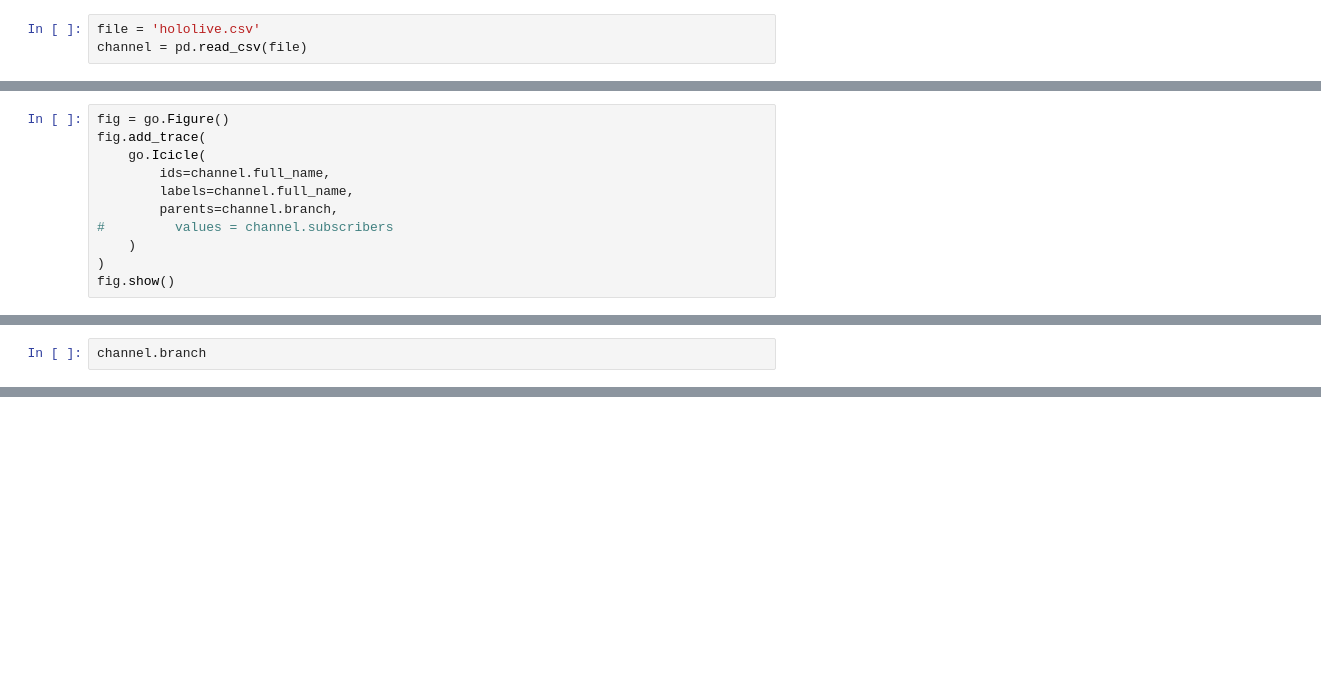
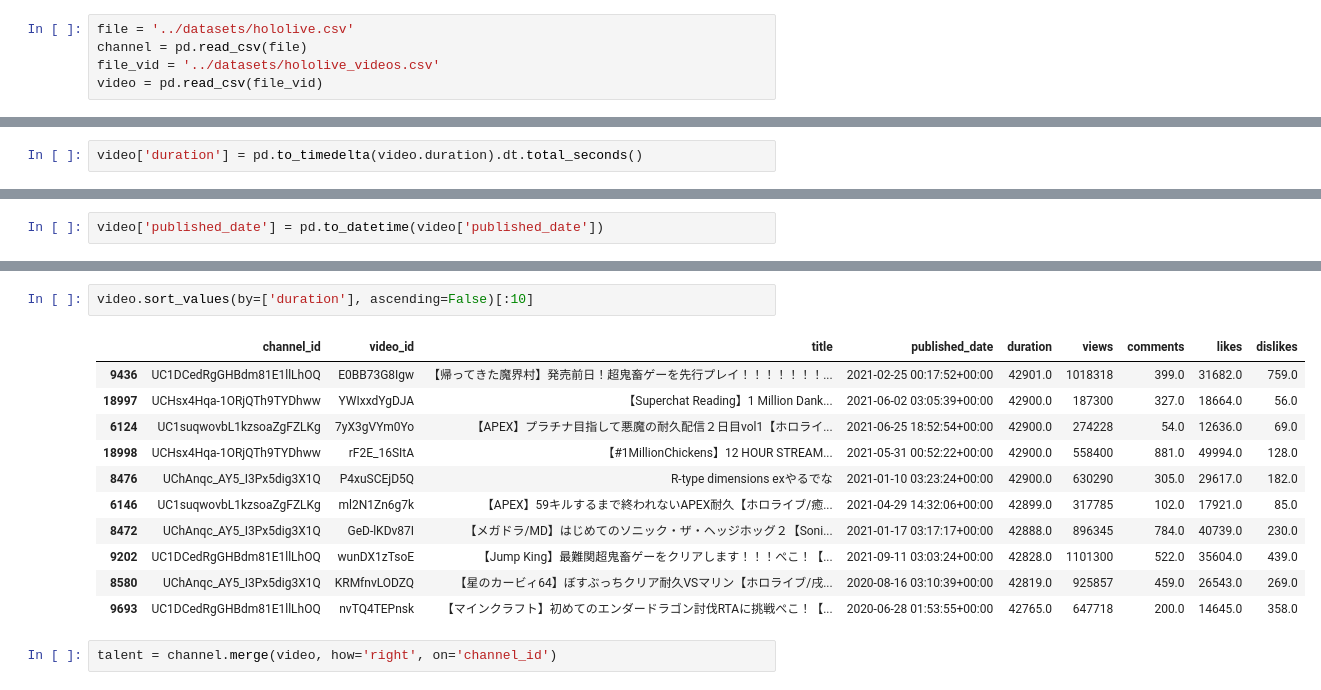
Before and after one commit to fauzanishlah/hololive-dash, a Jupyter notebook: Notebook/Sample-line for graph.ipynb, the cells around one changed output, grey strips where cells are left out. Cells and saved outputs as stored; diff of their text form; blank space fills up the shorter version.

```diff
--- a/Notebook/Sample-line for graph.ipynb
+++ b/Notebook/Sample-line for graph.ipynb
@@ -5,6 +9,8 @@ import plotly.express as px
 # %%
-file = 'hololive.csv'
+file = '../datasets/hololive.csv'
 channel = pd.read_csv(file)
+file_vid = '../datasets/hololive_videos.csv'
+video = pd.read_csv(file_vid)
 # %%
 fig = px.icicle(
     channel,
@@ -25,11 +44,2 @@ fig.show()
 # %%
-fig = go.Figure()
-fig.add_trace(
-    go.Icicle(
-        ids=channel.full_name,
-        labels=channel.full_name,
-        parents=channel.branch,
-#         values = channel.subscribers
-    )
-)
-fig.show()
+video['duration'] = pd.to_timedelta(video.duration).dt.total_seconds()
@@ -38,2 +46,2 @@ fig.show()
 # %%
-channel.branch
+video['published_date'] = pd.to_datetime(video['published_date'])
@@ -57,0 +57,16 @@ Name: branch, dtype: object
+# %%
+video.sort_values(by=['duration'], ascending=False)[:10]
+# %% [output]
+|  | channel_id | video_id | title | published_date | duration | views | comments | likes | dislikes |
+| 9436 | UC1DCedRgGHBdm81E1llLhOQ | E0BB73G8Igw | 【帰ってきた魔界村】発売前日！超鬼畜ゲーを先行プレイ！！！！！！！... | 2021-02-25 00:17:52+00:00 | 42901.0 | 1018318 | 399.0 | 31682.0 | 759.0 |
+| 18997 | UCHsx4Hqa-1ORjQTh9TYDhww | YWIxxdYgDJA | 【Superchat Reading】1 Million Dank... | 2021-06-02 03:05:39+00:00 | 42900.0 | 187300 | 327.0 | 18664.0 | 56.0 |
+| 6124 | UC1suqwovbL1kzsoaZgFZLKg | 7yX3gVYm0Yo | 【APEX】プラチナ目指して悪魔の耐久配信２日目vol1【ホロライ... | 2021-06-25 18:52:54+00:00 | 42900.0 | 274228 | 54.0 | 12636.0 | 69.0 |
+| 18998 | UCHsx4Hqa-1ORjQTh9TYDhww | rF2E_16SItA | 【#1MillionChickens】12 HOUR STREAM... | 2021-05-31 00:52:22+00:00 | 42900.0 | 558400 | 881.0 | 49994.0 | 128.0 |
+| 8476 | UChAnqc_AY5_I3Px5dig3X1Q | P4xuSCEjD5Q | R-type dimensions exやるでな | 2021-01-10 03:23:24+00:00 | 42900.0 | 630290 | 305.0 | 29617.0 | 182.0 |
+| 6146 | UC1suqwovbL1kzsoaZgFZLKg | ml2N1Zn6g7k | 【APEX】59キルするまで終われないAPEX耐久【ホロライブ/癒... | 2021-04-29 14:32:06+00:00 | 42899.0 | 317785 | 102.0 | 17921.0 | 85.0 |
+| 8472 | UChAnqc_AY5_I3Px5dig3X1Q | GeD-lKDv87I | 【メガドラ/MD】はじめてのソニック・ザ・ヘッジホッグ２【Soni... | 2021-01-17 03:17:17+00:00 | 42888.0 | 896345 | 784.0 | 40739.0 | 230.0 |
+| 9202 | UC1DCedRgGHBdm81E1llLhOQ | wunDX1zTsoE | 【Jump King】最難関超鬼畜ゲーをクリアします！！！ぺこ！【... | 2021-09-11 03:03:24+00:00 | 42828.0 | 1101300 | 522.0 | 35604.0 | 439.0 |
+| 8580 | UChAnqc_AY5_I3Px5dig3X1Q | KRMfnvLODZQ | 【星のカービィ64】ぼすぶっちクリア耐久VSマリン【ホロライブ/戌... | 2020-08-16 03:10:39+00:00 | 42819.0 | 925857 | 459.0 | 26543.0 | 269.0 |
+| 9693 | UC1DCedRgGHBdm81E1llLhOQ | nvTQ4TEPnsk | 【マインクラフト】初めてのエンダードラゴン討伐RTAに挑戦ぺこ！【... | 2020-06-28 01:53:55+00:00 | 42765.0 | 647718 | 200.0 | 14645.0 | 358.0 |
+# %%
+talent = channel.merge(video, how='right', on='channel_id')
```
Also changed, not shown: parts of 12 cells of this notebook, 10 other files.
